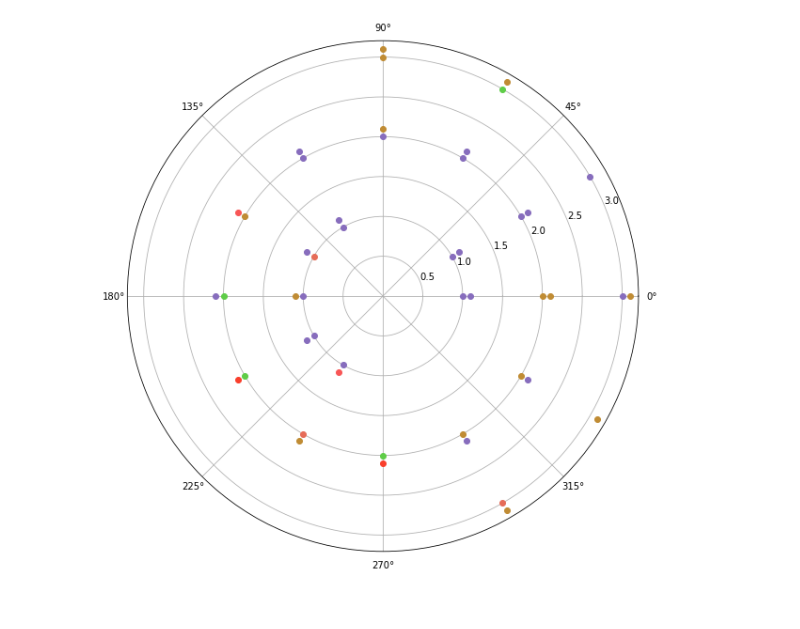
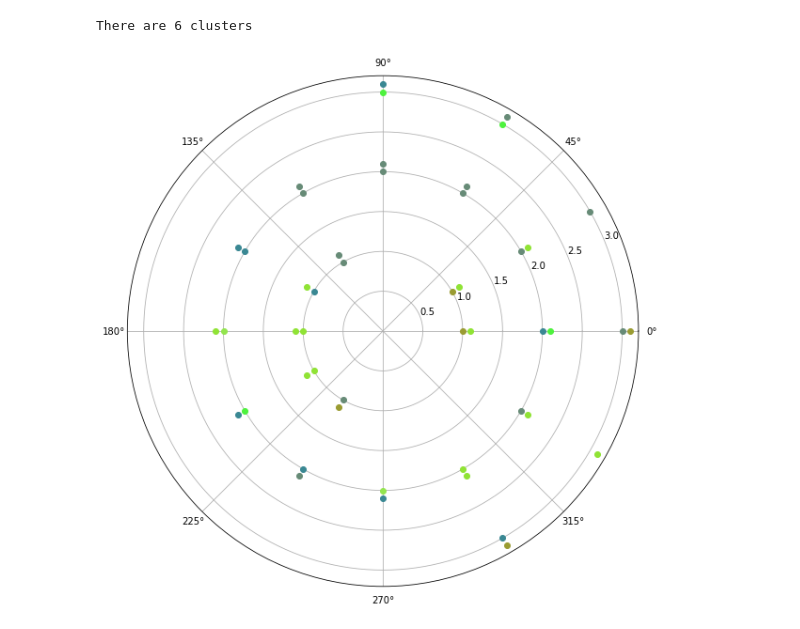
Before and after one commit to iisuslik43/gaz, a Jupyter notebook: results.ipynb, the cells around one changed output. Saved outputs shown, nothing was run; the diff lists cells and outputs as text; code cells hidden in the pictures.

```diff
--- a/results.ipynb
+++ b/results.ipynb
@@ -32,4 +44,9 @@ There are 6 clusters
-# %%
-draw(data, df, clusters)
-# %% [output]
-[figure, removed]
+# %%
+from sklearn.mixture import GaussianMixture
+alg = GaussianMixture(n_components=6, random_state=0)
+clusters = calculate_clusters(data, alg)
+print('There are', len(set(clusters)), 'clusters')
+draw(data, df, clusters)
+# %% [output]
+There are 6 clusters
+[figure, added]
```
Also changed, not shown: parts of 11 cells of this notebook, 1 other file.
